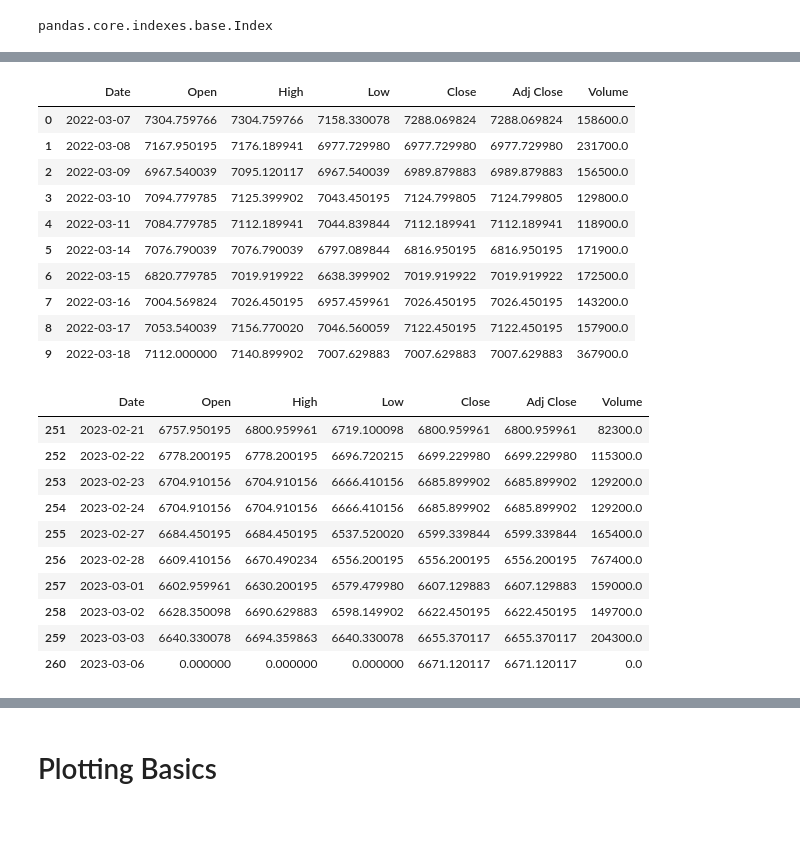
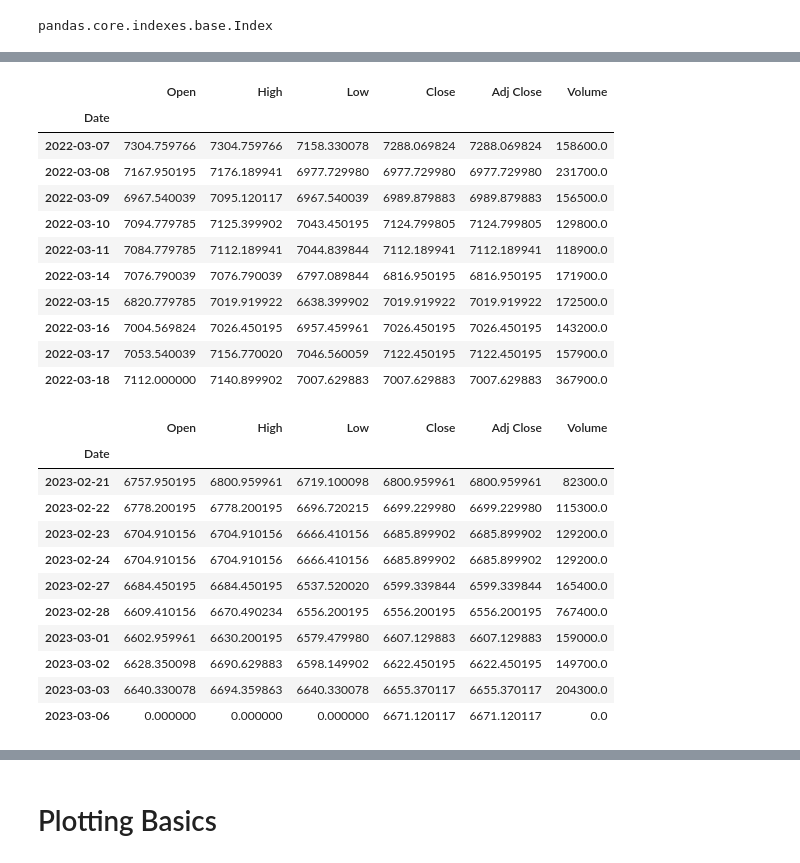
Before and after one commit to moisescujardo/python-projects, a Jupyter notebook: data-science-projects/learning_python_pandas_one_reading_data_and_simple_plots.ipynb, the cells around one changed output, grey strips where cells are left out. Cells and saved outputs as stored; diff of their text form; code cells hidden in the pictures; blank space fills up the shorter version.

```diff
--- a/data-science-projects/learning_python_pandas_one_reading_data_and_simple_plots.ipynb
+++ b/data-science-projects/learning_python_pandas_one_reading_data_and_simple_plots.ipynb
@@ -16,9 +12,9 @@ from matplotlib import pyplot as plt
 # %%
-# read intel-stock-data.csv file
+# read psei-data.csv file
 # read_csv will return a DataFrame object
-intel_stock_df = pd.read_csv('data/psei-data.csv')
+psei_df = pd.read_csv('data/psei-data.csv', index_col='Date')
 
-# let's validate the type of intel_stock_df
-type(intel_stock_df)
+# let's validate the type of psei_df
+type(psei_df)
 # %% [output]
 pandas.core.frame.DataFrame
@@ -96,37 +117,39 @@ intel_stock_df.describe()
 # %%
 # you can also take a look at the first nRows
 # with in the DataFrame by using the head(n) function
 # here we're loading the first 10 rows from the DataFrame
-intel_stock_df.head(10)
+psei_df.head(10)
 # %% [output]
-|  | Date | Open | High | Low | Close | Adj Close | Volume |
-| 0 | 2022-03-07 | 7304.759766 | 7304.759766 | 7158.330078 | 7288.069824 | 7288.069824 | 158600.0 |
-| 1 | 2022-03-08 | 7167.950195 | 7176.189941 | 6977.729980 | 6977.729980 | 6977.729980 | 231700.0 |
-| 2 | 2022-03-09 | 6967.540039 | 7095.120117 | 6967.540039 | 6989.879883 | 6989.879883 | 156500.0 |
-| 3 | 2022-03-10 | 7094.779785 | 7125.399902 | 7043.450195 | 7124.799805 | 7124.799805 | 129800.0 |
-| 4 | 2022-03-11 | 7084.779785 | 7112.189941 | 7044.839844 | 7112.189941 | 7112.189941 | 118900.0 |
-| 5 | 2022-03-14 | 7076.790039 | 7076.790039 | 6797.089844 | 6816.950195 | 6816.950195 | 171900.0 |
-| 6 | 2022-03-15 | 6820.779785 | 7019.919922 | 6638.399902 | 7019.919922 | 7019.919922 | 172500.0 |
-| 7 | 2022-03-16 | 7004.569824 | 7026.450195 | 6957.459961 | 7026.450195 | 7026.450195 | 143200.0 |
-| 8 | 2022-03-17 | 7053.540039 | 7156.770020 | 7046.560059 | 7122.450195 | 7122.450195 | 157900.0 |
-| 9 | 2022-03-18 | 7112.000000 | 7140.899902 | 7007.629883 | 7007.629883 | 7007.629883 | 367900.0 |
+|  | Open | High | Low | Close | Adj Close | Volume |
+| Date |  |  |  |  |  |  |
+| 2022-03-07 | 7304.759766 | 7304.759766 | 7158.330078 | 7288.069824 | 7288.069824 | 158600.0 |
+| 2022-03-08 | 7167.950195 | 7176.189941 | 6977.729980 | 6977.729980 | 6977.729980 | 231700.0 |
+| 2022-03-09 | 6967.540039 | 7095.120117 | 6967.540039 | 6989.879883 | 6989.879883 | 156500.0 |
+| 2022-03-10 | 7094.779785 | 7125.399902 | 7043.450195 | 7124.799805 | 7124.799805 | 129800.0 |
+| 2022-03-11 | 7084.779785 | 7112.189941 | 7044.839844 | 7112.189941 | 7112.189941 | 118900.0 |
+| 2022-03-14 | 7076.790039 | 7076.790039 | 6797.089844 | 6816.950195 | 6816.950195 | 171900.0 |
+| 2022-03-15 | 6820.779785 | 7019.919922 | 6638.399902 | 7019.919922 | 7019.919922 | 172500.0 |
+| 2022-03-16 | 7004.569824 | 7026.450195 | 6957.459961 | 7026.450195 | 7026.450195 | 143200.0 |
+| 2022-03-17 | 7053.540039 | 7156.770020 | 7046.560059 | 7122.450195 | 7122.450195 | 157900.0 |
+| 2022-03-18 | 7112.000000 | 7140.899902 | 7007.629883 | 7007.629883 | 7007.629883 | 367900.0 |
 # %%
 # you can also take a look at the bottom nRows
 # in the DataFrame. You can do this using the tail(n)
 # function
-intel_stock_df.tail(10)
+psei_df.tail(10)
 # %% [output]
-|  | Date | Open | High | Low | Close | Adj Close | Volume |
-| 251 | 2023-02-21 | 6757.950195 | 6800.959961 | 6719.100098 | 6800.959961 | 6800.959961 | 82300.0 |
-| 252 | 2023-02-22 | 6778.200195 | 6778.200195 | 6696.720215 | 6699.229980 | 6699.229980 | 115300.0 |
-| 253 | 2023-02-23 | 6704.910156 | 6704.910156 | 6666.410156 | 6685.899902 | 6685.899902 | 129200.0 |
-| 254 | 2023-02-24 | 6704.910156 | 6704.910156 | 6666.410156 | 6685.899902 | 6685.899902 | 129200.0 |
-| 255 | 2023-02-27 | 6684.450195 | 6684.450195 | 6537.520020 | 6599.339844 | 6599.339844 | 165400.0 |
-| 256 | 2023-02-28 | 6609.410156 | 6670.490234 | 6556.200195 | 6556.200195 | 6556.200195 | 767400.0 |
-| 257 | 2023-03-01 | 6602.959961 | 6630.200195 | 6579.479980 | 6607.129883 | 6607.129883 | 159000.0 |
-| 258 | 2023-03-02 | 6628.350098 | 6690.629883 | 6598.149902 | 6622.450195 | 6622.450195 | 149700.0 |
-| 259 | 2023-03-03 | 6640.330078 | 6694.359863 | 6640.330078 | 6655.370117 | 6655.370117 | 204300.0 |
-| 260 | 2023-03-06 | 0.000000 | 0.000000 | 0.000000 | 6671.120117 | 6671.120117 | 0.0 |
+|  | Open | High | Low | Close | Adj Close | Volume |
+| Date |  |  |  |  |  |  |
+| 2023-02-21 | 6757.950195 | 6800.959961 | 6719.100098 | 6800.959961 | 6800.959961 | 82300.0 |
+| 2023-02-22 | 6778.200195 | 6778.200195 | 6696.720215 | 6699.229980 | 6699.229980 | 115300.0 |
+| 2023-02-23 | 6704.910156 | 6704.910156 | 6666.410156 | 6685.899902 | 6685.899902 | 129200.0 |
+| 2023-02-24 | 6704.910156 | 6704.910156 | 6666.410156 | 6685.899902 | 6685.899902 | 129200.0 |
+| 2023-02-27 | 6684.450195 | 6684.450195 | 6537.520020 | 6599.339844 | 6599.339844 | 165400.0 |
+| 2023-02-28 | 6609.410156 | 6670.490234 | 6556.200195 | 6556.200195 | 6556.200195 | 767400.0 |
+| 2023-03-01 | 6602.959961 | 6630.200195 | 6579.479980 | 6607.129883 | 6607.129883 | 159000.0 |
+| 2023-03-02 | 6628.350098 | 6690.629883 | 6598.149902 | 6622.450195 | 6622.450195 | 149700.0 |
+| 2023-03-03 | 6640.330078 | 6694.359863 | 6640.330078 | 6655.370117 | 6655.370117 | 204300.0 |
+| 2023-03-06 | 0.000000 | 0.000000 | 0.000000 | 6671.120117 | 6671.120117 | 0.0 |
 # %%
 # A Series is a column in the DataFrame
 # you can access a series by using DataFrame['column_name']
```
Also changed, not shown: parts of 17 cells of this notebook.
